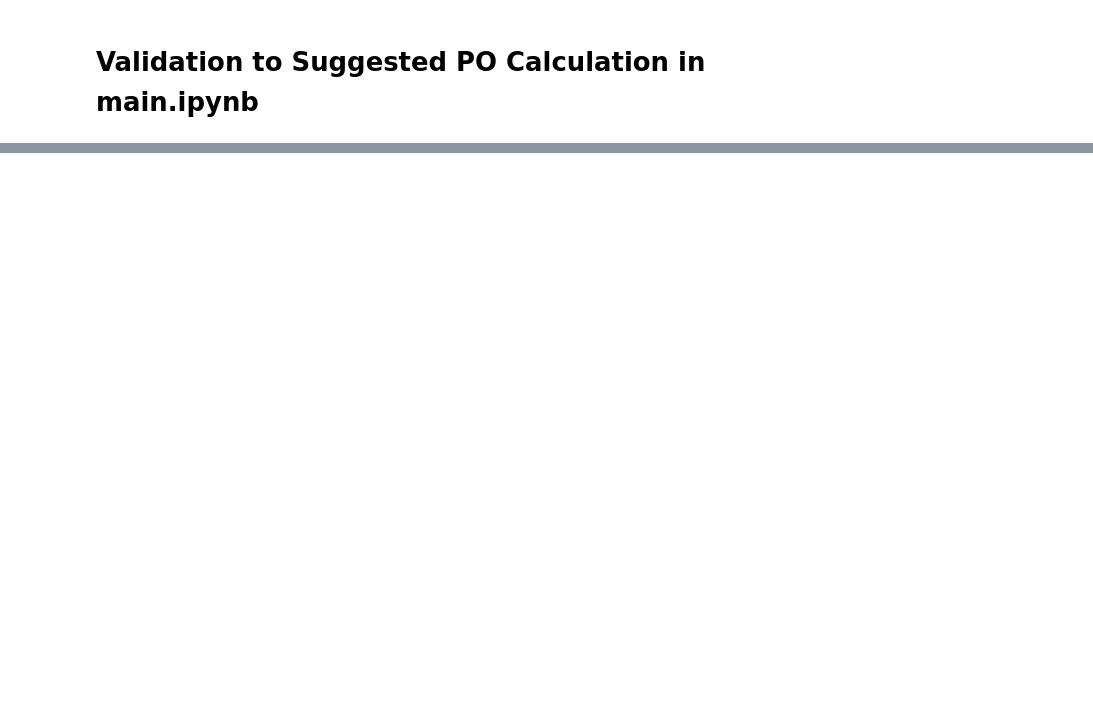
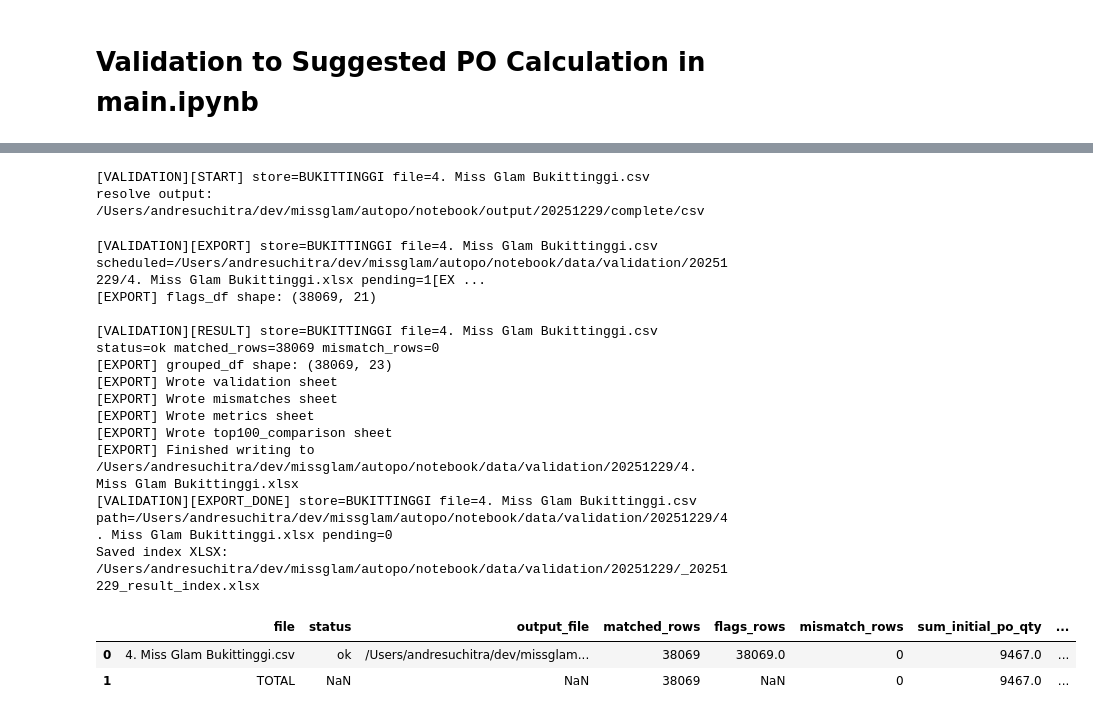
Before and after one commit to andresuchdata/autopo-py, a Jupyter notebook: notebook/scripts/validation.ipynb, the cells around one changed output, grey strips where cells are left out. Drawn from its saved outputs; the diff is of its cells as text; code cells hidden in the pictures; blank space fills up the shorter version.

```diff
--- a/notebook/scripts/validation.ipynb
+++ b/notebook/scripts/validation.ipynb
@@ -1215,24 +1213,42 @@ def run_validation_for_date(
 # %%
 # Entrypoint
 
-date_str = "20251229"  # YYYYMMDD
+date_str = "20251230"  # YYYYMMDD
 
 compare_config = {
     "mode": "loose",
     "number_locale": "auto",
     "abs_tol": 1e-6,
     "rel_tol": 0.0,
     "treat_blank_as_zero": True,
 }
 
 summary_df = run_validation_for_date(
     date_str=date_str,
     input_base_dir=BASE_DIR / "data/input",
     output_base_dir=BASE_DIR / "output",
     output_subdir="complete/csv",
     output_exts=[".csv"],
     compare_config=compare_config,
     export_xlsx_per_store=True,
 )
 
 display(summary_df)
+# %% [output]
+[VALIDATION][START] store=BUKITTINGGI file=4. Miss Glam Bukittinggi.csv
+resolve output:  /Users/andresuchitra/dev/missglam/autopo/notebook/output/20251229/complete/csv
+[VALIDATION][EXPORT] store=BUKITTINGGI file=4. Miss Glam Bukittinggi.csv scheduled=/Users/andresuchitra/dev/missglam/autopo/notebook/data/validation/20251229/4. Miss Glam Bukittinggi.xlsx pending=1[EX ...
+[EXPORT] flags_df shape: (38069, 21)
+
+[VALIDATION][RESULT] store=BUKITTINGGI file=4. Miss Glam Bukittinggi.csv status=ok matched_rows=38069 mismatch_rows=0
+[EXPORT] grouped_df shape: (38069, 23)
+[EXPORT] Wrote validation sheet
+[EXPORT] Wrote mismatches sheet
+[EXPORT] Wrote metrics sheet
+[EXPORT] Wrote top100_comparison sheet
+[EXPORT] Finished writing to /Users/andresuchitra/dev/missglam/autopo/notebook/data/validation/20251229/4. Miss Glam Bukittinggi.xlsx
+[VALIDATION][EXPORT_DONE] store=BUKITTINGGI file=4. Miss Glam Bukittinggi.csv path=/Users/andresuchitra/dev/missglam/autopo/notebook/data/validation/20251229/4. Miss Glam Bukittinggi.xlsx pending=0
+Saved index XLSX: /Users/andresuchitra/dev/missglam/autopo/notebook/data/validation/20251229/_20251229_result_index.xlsx
+|  | file | status | output_file | matched_rows | flags_rows | mismatch_rows | sum_initial_po_qty | ... |
+| 0 | 4. Miss Glam Bukittinggi.csv | ok | /Users/andresuchitra/dev/missglam... | 38069 | 38069.0 | 0 | 9467.0 | ... |
+| 1 | TOTAL | NaN | NaN | 38069 | NaN | 0 | 9467.0 | ... |
```
Also changed, not shown: parts of 1 cell of this notebook, 18 other files.
